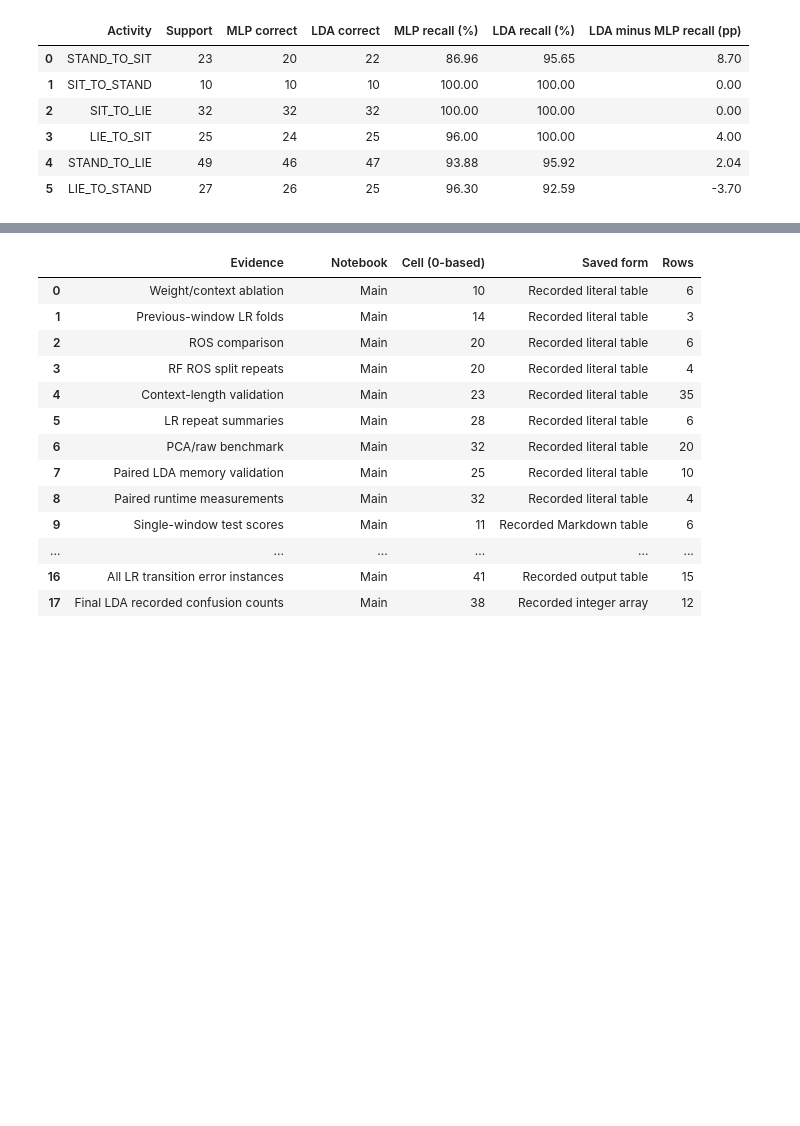
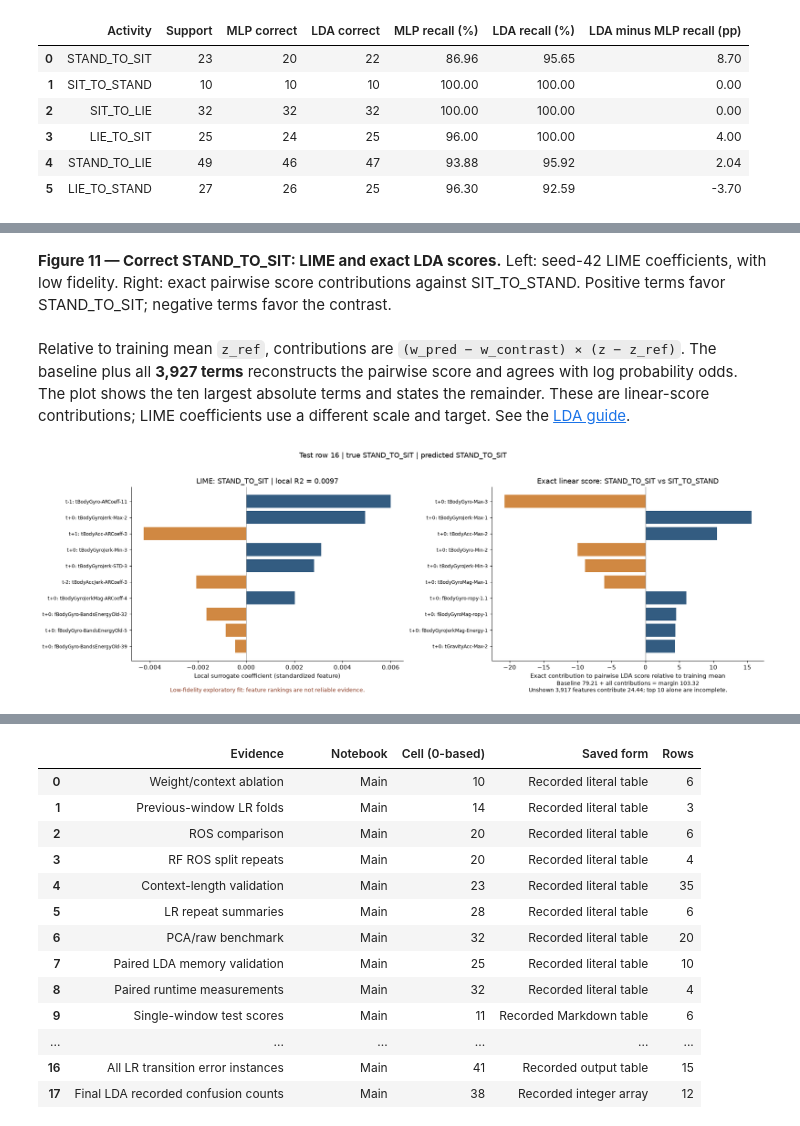
Before and after one commit to AY26-27-Sem1-CS3244-Group3/Improving-Recognition-of-Rare-Postural-Transitions, a Jupyter notebook: our approach/evaluation.ipynb, the cells around one changed output, grey strips where cells are left out. Drawn from its saved outputs; the diff is of its cells as text; code cells hidden in the pictures; blank space fills up the shorter version.

```diff
--- a/our approach/evaluation.ipynb
+++ b/our approach/evaluation.ipynb
@@ -1143,0 +1324,8 @@ LDA's **0.63 pp** transition-F1 lead over MLP describes the retained pipelines o
+# %% [markdown]
+**Figure 11 — Correct STAND_TO_SIT: LIME and exact LDA scores.** Left: seed-42 LIME coefficients, with low fidelity. Right: exact pairwise score contributions against SIT_TO_STAND. Positive terms favor STAND_TO_SIT; negative terms favor the contrast.
+# %% [markdown]
+Relative to training mean `z_ref`, contributions are `(w_pred − w_contrast) × (z − z_ref)`. The baseline plus all **3,927 terms** reconstructs the pairwise score and agrees with log probability odds. The plot shows the ten largest absolute terms and states the remainder. These are linear-score contributions; LIME coefficients use a different scale and target. See the [LDA guide](https://scikit-learn.org/stable/modules/lda_qda.html).
+# %%
+plot_local_explanation(correct_row)
+# %% [output]
+[figure, added]
```
Also changed, not shown: parts of 138 cells of this notebook, 5 other files.
